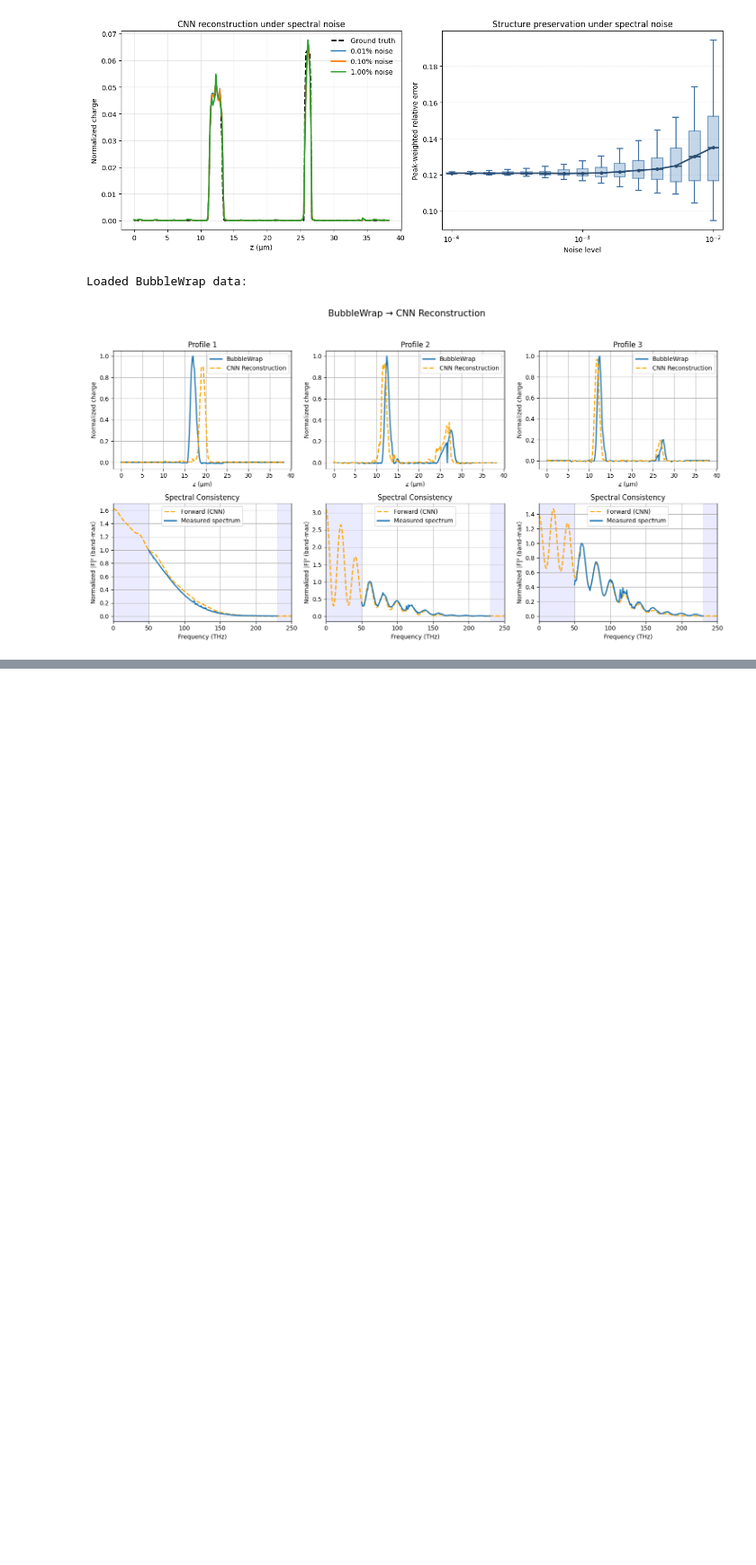
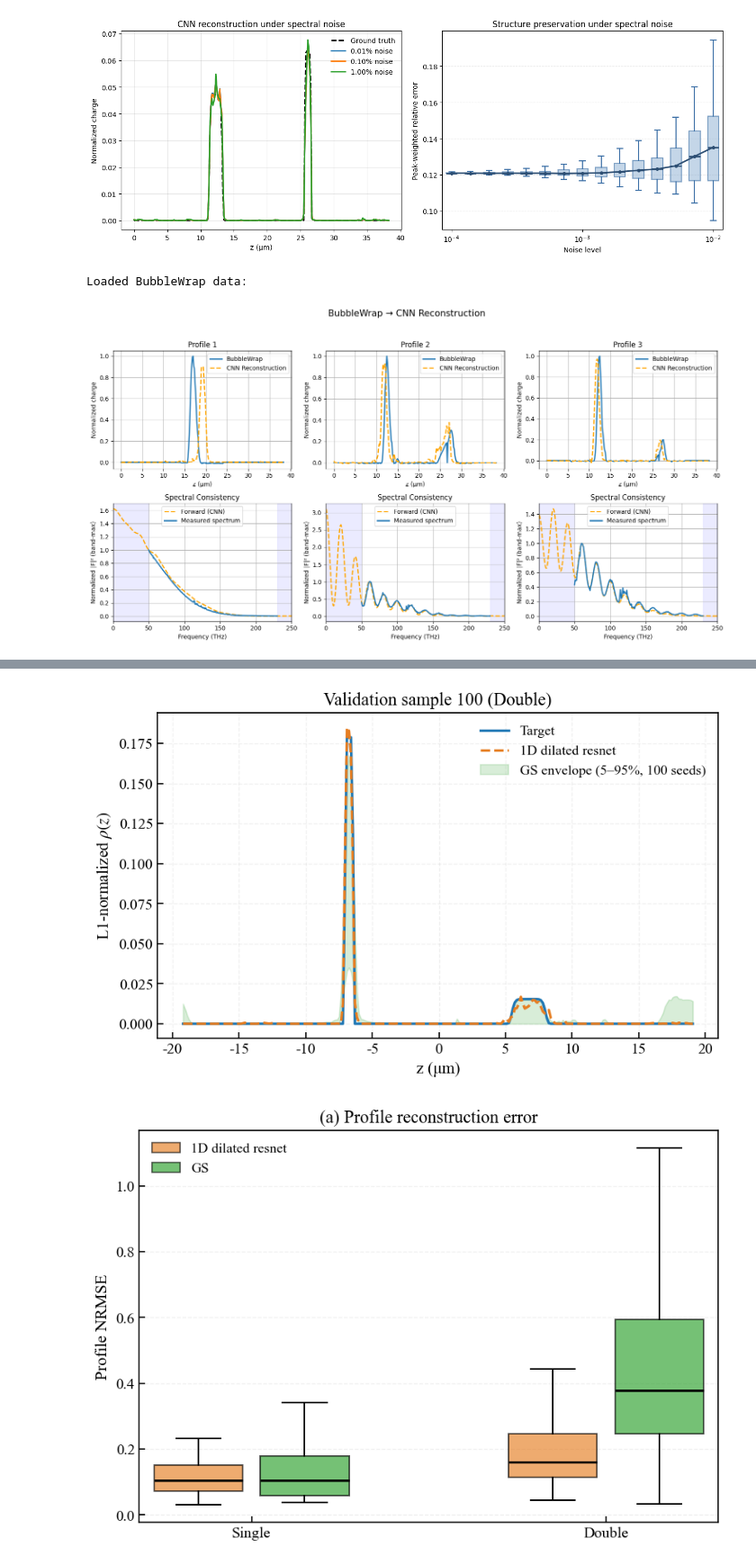
Before and after one commit to zewu-bi/Dilated_ResNet_phase_retrieval, a Jupyter notebook: 1D_Dilated_ResNet.ipynb, the cells around one changed output, grey strips where cells are left out. Shown at 90% size. Saved outputs shown, nothing was run; the diff lists cells and outputs as text; code cells hidden in the pictures; blank space fills up the shorter version.

```diff
--- a/1D_Dilated_ResNet.ipynb
+++ b/1D_Dilated_ResNet.ipynb
@@ -630,0 +584,27 @@ Metric summary (median [Q1, Q3])
+# %%
+fig, ax = qep.plot_representative_examples(
+    comparison_cache,
+    example_idx=100,
+    figsize=(7.2, 4.6),
+)
+plt.show()
+
+fig, ax = qep.plot_panel_a(comparison_cache, figsize=(7.2, 5.1))
+plt.show()
+
+fig, axes = qep.plot_panel_bc_double(comparison_cache, figsize=(8.8, 5.0))
+plt.show()
+
+fig, ax = qep.plot_double_advantage_heatmap(
+    comparison_cache,
+    figsize=(7.6, 5.6),
+    x_bins=10,
+    y_bins=10,
+    min_count_per_bin=3,
+    x_range=(10.0, 20.0),
+    y_range=(1.0, 5.0),
+)
+plt.show()
+# %% [output]
+[figure, added]
+[figure, added]
```
Also changed, not shown: parts of 5 cells of this notebook, 2 other files.
